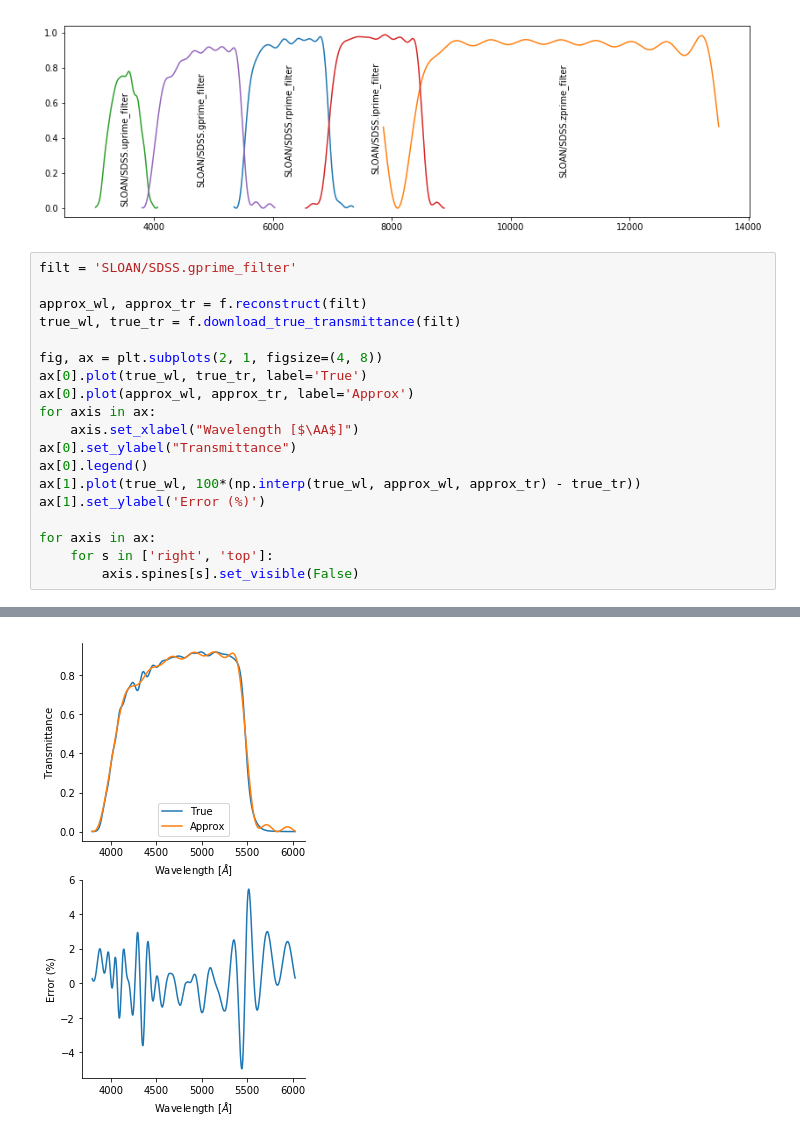
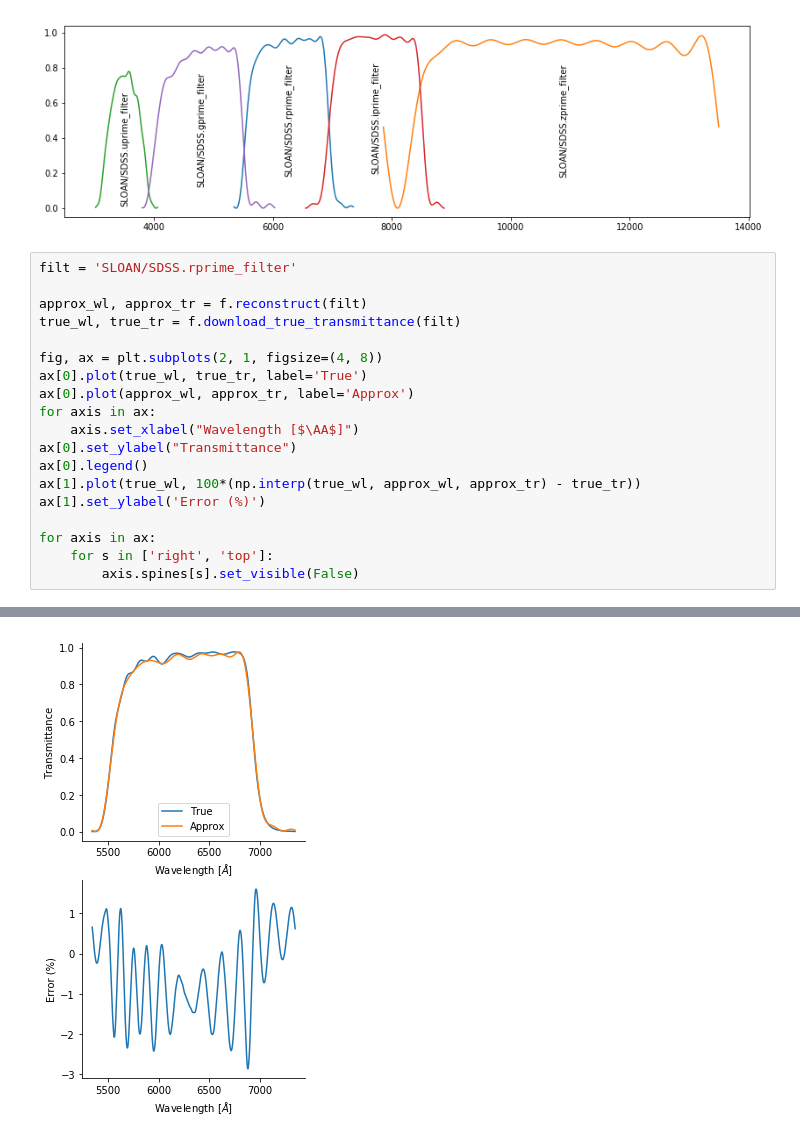
Before and after one commit to bmorris3/tynt, a Jupyter notebook: demo.ipynb, the cells around one changed output, grey strips where cells are left out. Saved outputs shown, nothing was run; the diff lists cells and outputs as text.

```diff
--- a/demo.ipynb
+++ b/demo.ipynb
@@ -21,7 +21,7 @@ for filt in filters:
 # %% [output]
 [figure]
 # %%
-filt = 'SLOAN/SDSS.gprime_filter'
+filt = 'SLOAN/SDSS.rprime_filter'
 
 approx_wl, approx_tr = f.reconstruct(filt)
 true_wl, true_tr = f.download_true_transmittance(filt)
@@ -44 +44 @@ WARNING: W42: /var/folders/b3/hq8c10h90xdc3mxwlk53tvzm0000gn/T/tmpjroo2n47:2:0:
-[figure, old version]
+[figure, new version]
```
Also changed, not shown: parts of 1 cell of this notebook, 2 other files.
